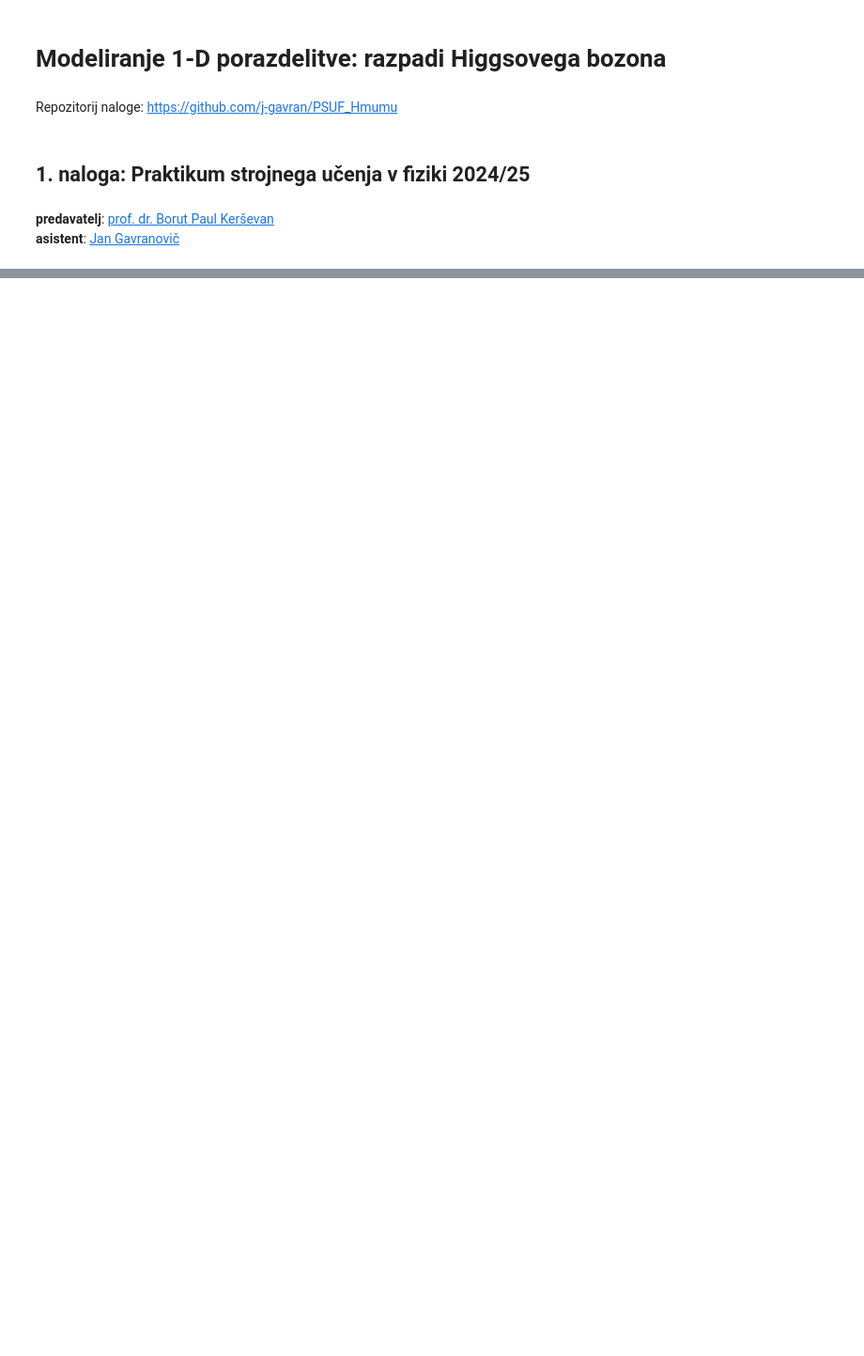
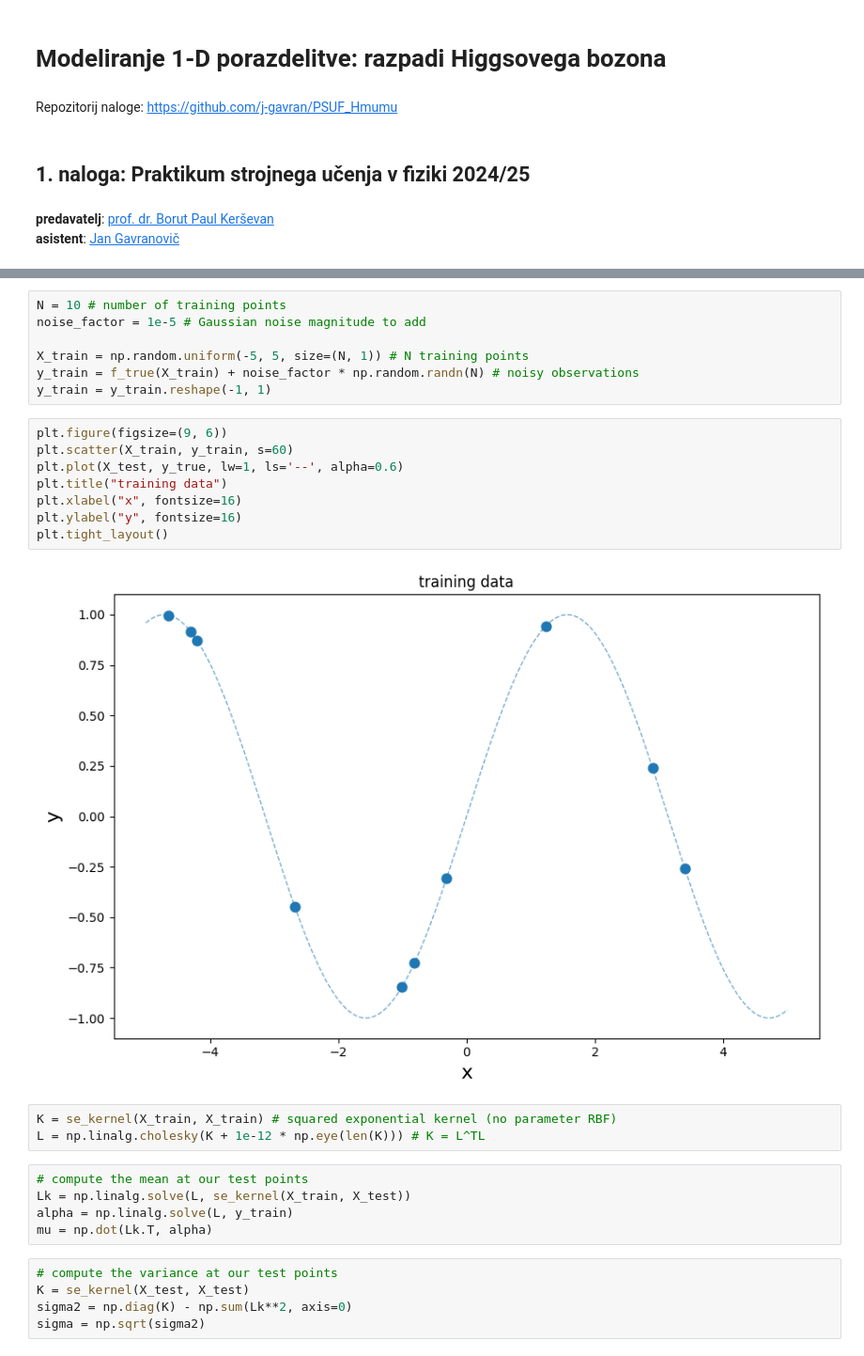
Before and after one commit to j-gavran/PSUF_Hmumu, a Jupyter notebook: vaje/vaje2.ipynb, the cells around one changed output, grey strips where cells are left out. Shown at 94% size. Drawn from its saved outputs; the diff is of its cells as text; blank space fills up the shorter version.

```diff
--- a/vaje/vaje2.ipynb
+++ b/vaje/vaje2.ipynb
@@ -145,0 +271,30 @@ plt.tight_layout()
+# %%
+N = 10 # number of training points
+noise_factor = 1e-5 # Gaussian noise magnitude to add
+
+X_train = np.random.uniform(-5, 5, size=(N, 1)) # N training points
+y_train = f_true(X_train) + noise_factor * np.random.randn(N) # noisy observations
+y_train = y_train.reshape(-1, 1)
+# %%
+plt.figure(figsize=(9, 6))
+plt.scatter(X_train, y_train, s=60)
+plt.plot(X_test, y_true, lw=1, ls='--', alpha=0.6)
+plt.title("training data")
+plt.xlabel("x", fontsize=16)
+plt.ylabel("y", fontsize=16)
+plt.tight_layout()
+# %% [output]
+[figure, added]
+# %%
+K = se_kernel(X_train, X_train) # squared exponential kernel (no parameter RBF)
+L = np.linalg.cholesky(K + 1e-12 * np.eye(len(K))) # K = L^TL
+# %%
+# compute the mean at our test points
+Lk = np.linalg.solve(L, se_kernel(X_train, X_test))
+alpha = np.linalg.solve(L, y_train)
+mu = np.dot(Lk.T, alpha)
+# %%
+# compute the variance at our test points
+K = se_kernel(X_test, X_test)
+sigma2 = np.diag(K) - np.sum(Lk**2, axis=0)
+sigma = np.sqrt(sigma2)
```
Also changed, not shown: parts of 40 cells of this notebook, 3 other files.
